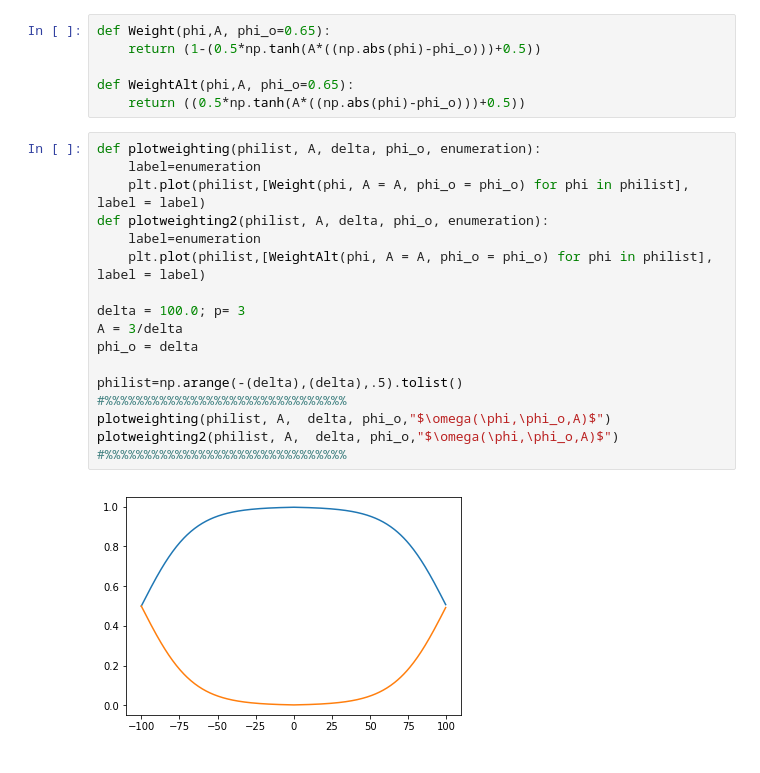
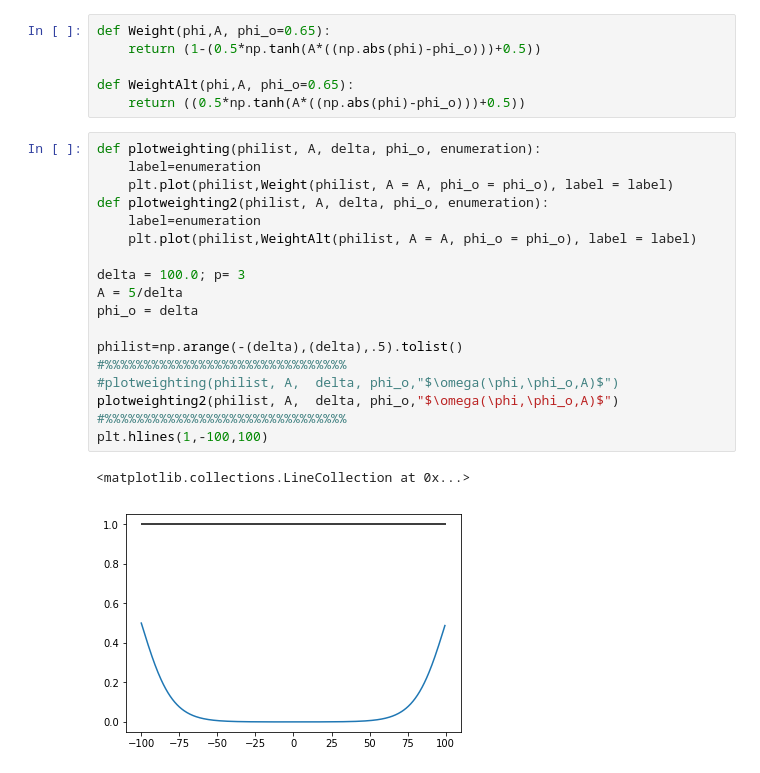
Before and after one commit to Nicolucas/TEAR, a Jupyter notebook: PythonCodes/Utilities/WeightingPlots/SimpleBlendingCheck.ipynb, the cells around one changed output. Saved outputs shown, nothing was run; the diff lists cells and outputs as text.

```diff
--- a/PythonCodes/Utilities/WeightingPlots/SimpleBlendingCheck.ipynb
+++ b/PythonCodes/Utilities/WeightingPlots/SimpleBlendingCheck.ipynb
@@ -10,19 +10,21 @@ def WeightAlt(phi,A, phi_o=0.65):
 # %%
 def plotweighting(philist, A, delta, phi_o, enumeration):
     label=enumeration
-    plt.plot(philist,[Weight(phi, A = A, phi_o = phi_o) for phi in philist], label = label)
+    plt.plot(philist,Weight(philist, A = A, phi_o = phi_o), label = label)
 def plotweighting2(philist, A, delta, phi_o, enumeration):
     label=enumeration
-    plt.plot(philist,[WeightAlt(phi, A = A, phi_o = phi_o) for phi in philist], label = label)
+    plt.plot(philist,WeightAlt(philist, A = A, phi_o = phi_o), label = label)
 
 delta = 100.0; p= 3
-A = 3/delta
+A = 5/delta
 phi_o = delta
 
 philist=np.arange(-(delta),(delta),.5).tolist()
 #%%%%%%%%%%%%%%%%%%%%%%%%%%%%%%%
-plotweighting(philist, A,  delta, phi_o,"$\omega(\phi,\phi_o,A)$")
+#plotweighting(philist, A,  delta, phi_o,"$\omega(\phi,\phi_o,A)$")
 plotweighting2(philist, A,  delta, phi_o,"$\omega(\phi,\phi_o,A)$")
 #%%%%%%%%%%%%%%%%%%%%%%%%%%%%%%%
+plt.hlines(1,-100,100)
 # %% [output]
+<matplotlib.collections.LineCollection at 0x...>
-[figure, old version]
+[figure, new version]
```
Also changed, not shown: parts of 1 cell of this notebook, 15 other files.
